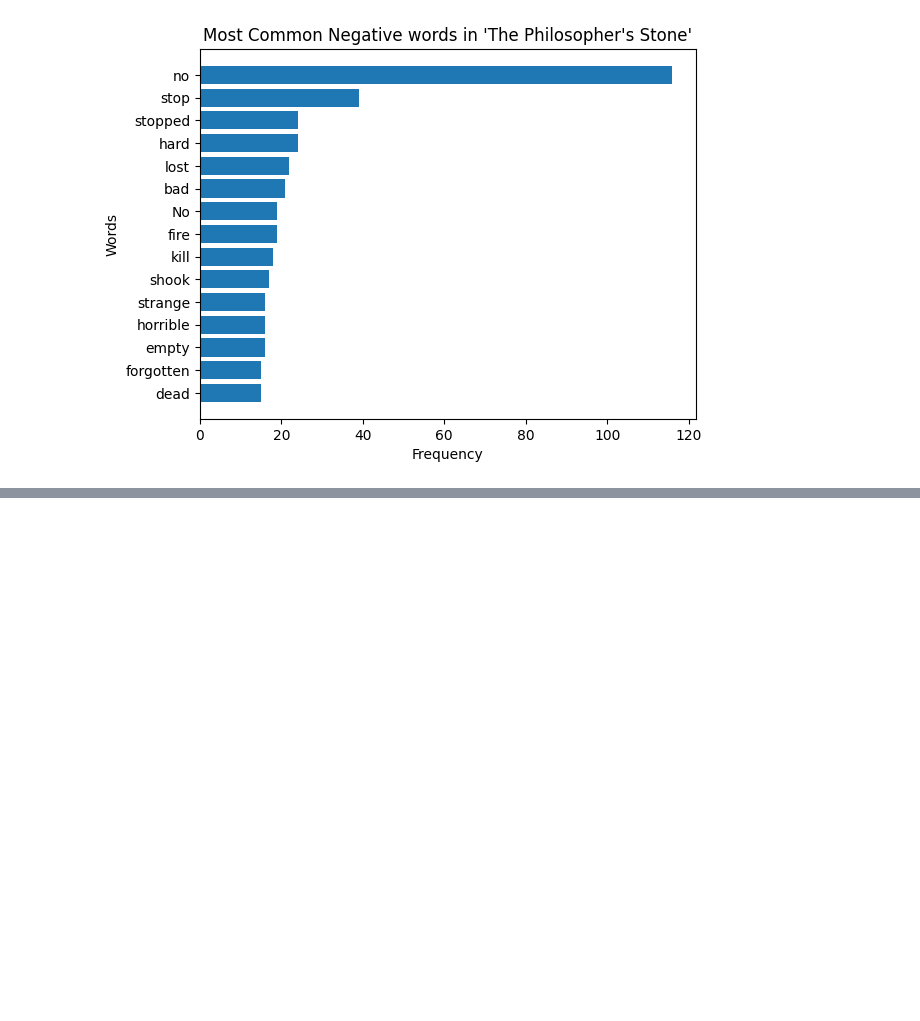
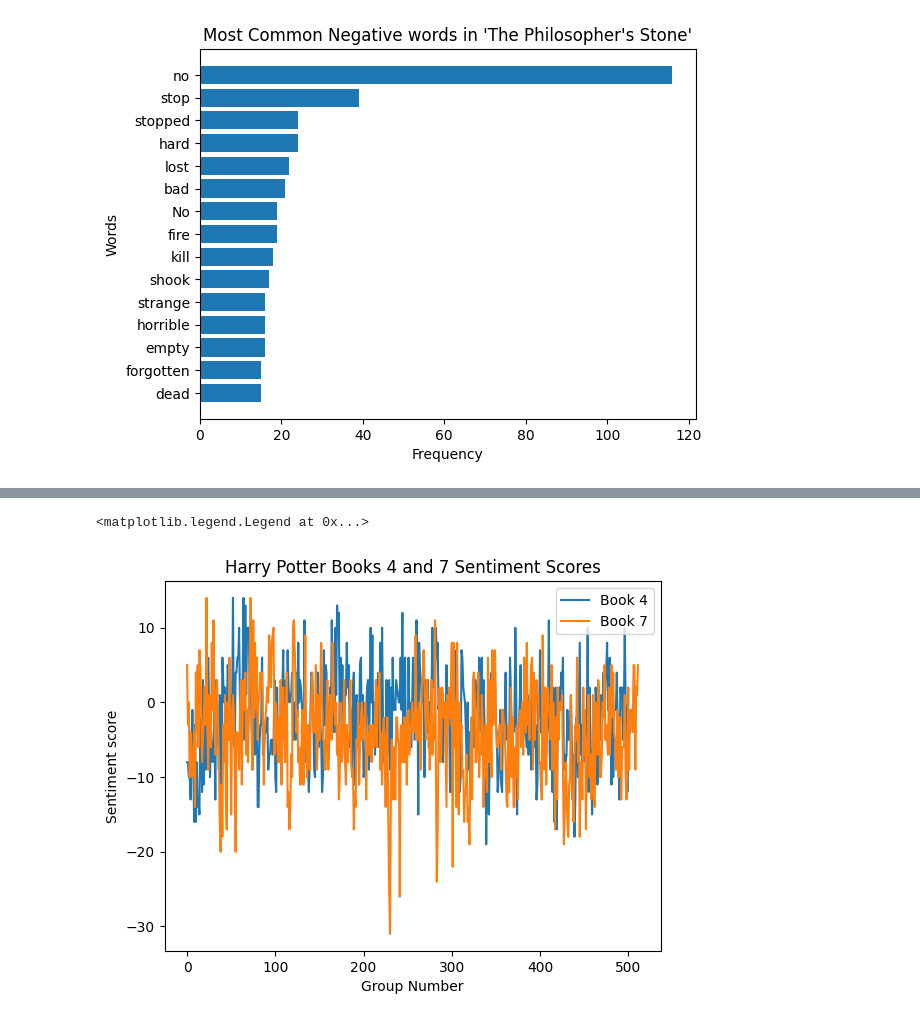
Before and after one commit to thuang45/DH140, a Jupyter notebook: FinalProject.ipynb, the cells around one changed output, grey strips where cells are left out. Cells and saved outputs as stored; diff of their text form; code cells hidden in the pictures; blank space fills up the shorter version.

```diff
--- a/FinalProject.ipynb
+++ b/FinalProject.ipynb
@@ -206,0 +284,12 @@ Text(0.5, 1.0, "Most Common Negative words in 'The Philosopher's Stone'")
+# %%
+# books 4 and 7
+fig, ax = plt.subplots()
+l4, = ax.plot(range(len(book4_scores)), book4_scores)
+l7, = ax.plot(range(len(book7_scores)), book7_scores)
+ax.set_xlabel("Group Number")
+ax.set_ylabel("Sentiment score")
+ax.set_title("Harry Potter Books 4 and 7 Sentiment Scores")
+ax.legend((l4, l7), ('Book 4', 'Book 7'), loc='upper right')
+# %% [output]
+<matplotlib.legend.Legend at 0x...>
+[figure, added]
```
Also changed, not shown: parts of 33 cells of this notebook, 7 other files.
